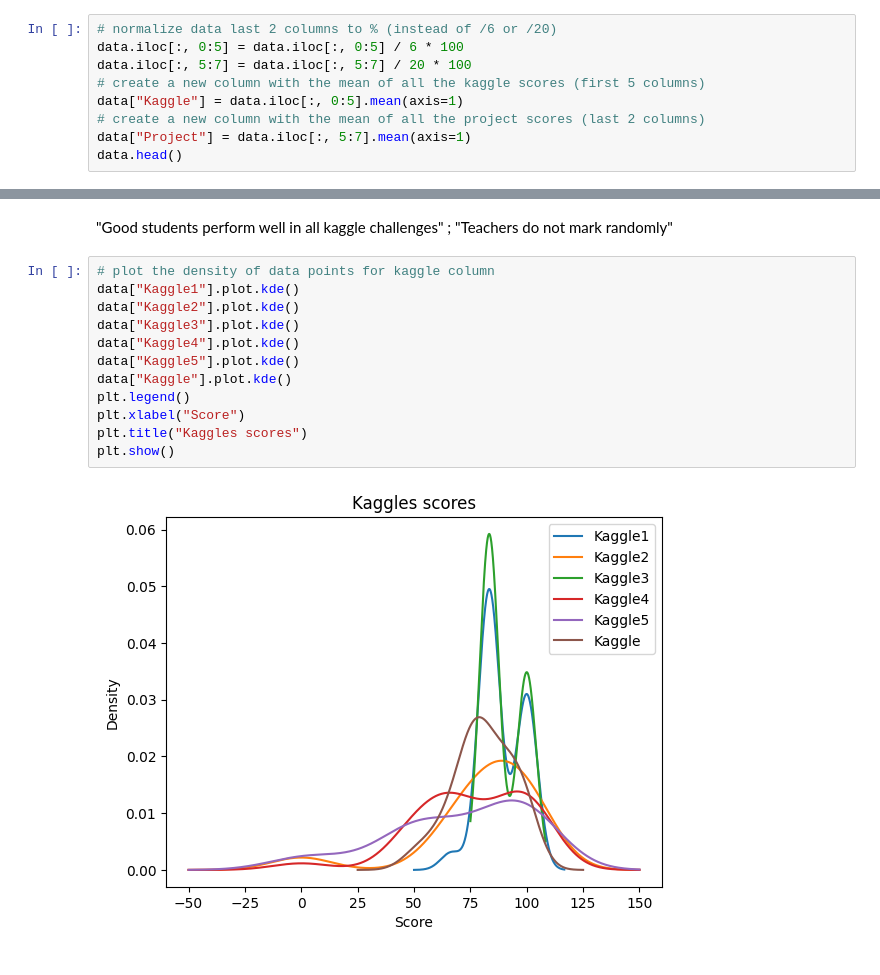
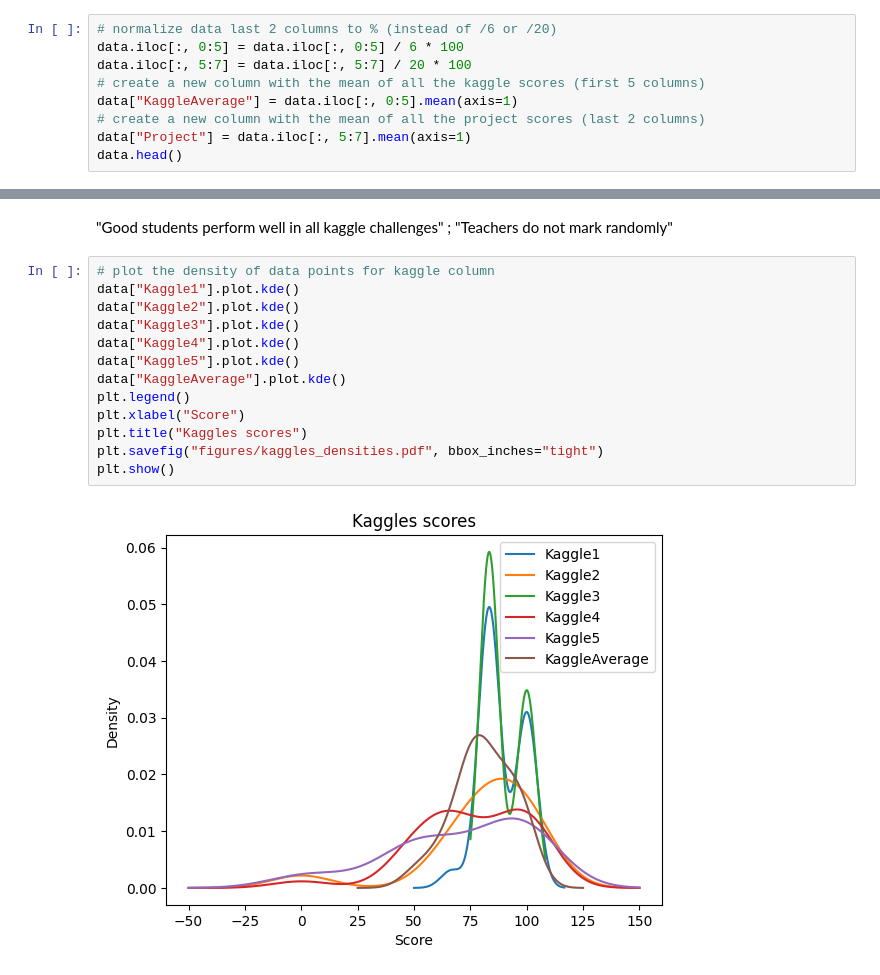
Before and after one commit to pauldubois98/MarkingCorrelation, a Jupyter notebook: analysis.ipynb, the cells around one changed output, grey strips where cells are left out. Drawn from its saved outputs; the diff is of its cells as text.

```diff
--- a/analysis.ipynb
+++ b/analysis.ipynb
@@ -31,7 +31,7 @@ Project-Teacher2: 16.166666666666668 +/- 2.2446517632945957
 data.iloc[:, 0:5] = data.iloc[:, 0:5] / 6 * 100
 data.iloc[:, 5:7] = data.iloc[:, 5:7] / 20 * 100
 # create a new column with the mean of all the kaggle scores (first 5 columns)
-data["Kaggle"] = data.iloc[:, 0:5].mean(axis=1)
+data["KaggleAverage"] = data.iloc[:, 0:5].mean(axis=1)
 # create a new column with the mean of all the project scores (last 2 columns)
 data["Project"] = data.iloc[:, 5:7].mean(axis=1)
 data.head()
@@ -70,17 +70,18 @@ project variance if both independent: 6.948503087478278
 # %%
 # plot the density of data points for kaggle column
 data["Kaggle1"].plot.kde()
 data["Kaggle2"].plot.kde()
 data["Kaggle3"].plot.kde()
 data["Kaggle4"].plot.kde()
 data["Kaggle5"].plot.kde()
-data["Kaggle"].plot.kde()
+data["KaggleAverage"].plot.kde()
 plt.legend()
 plt.xlabel("Score")
 plt.title("Kaggles scores")
+plt.savefig("figures/kaggles_densities.pdf", bbox_inches="tight")
 plt.show()
 # %% [output]
-[figure, old version]
+[figure, new version]
 # %%
 # plot the density of data points for kaggle column
 data["Project-Teacher1"].plot.kde()
```
Also changed, not shown: parts of 4 cells of this notebook.
